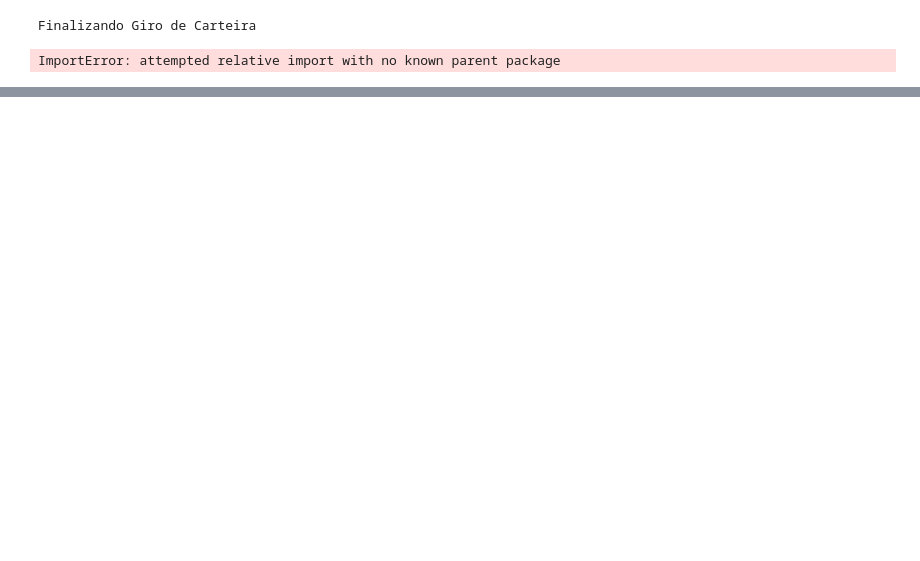
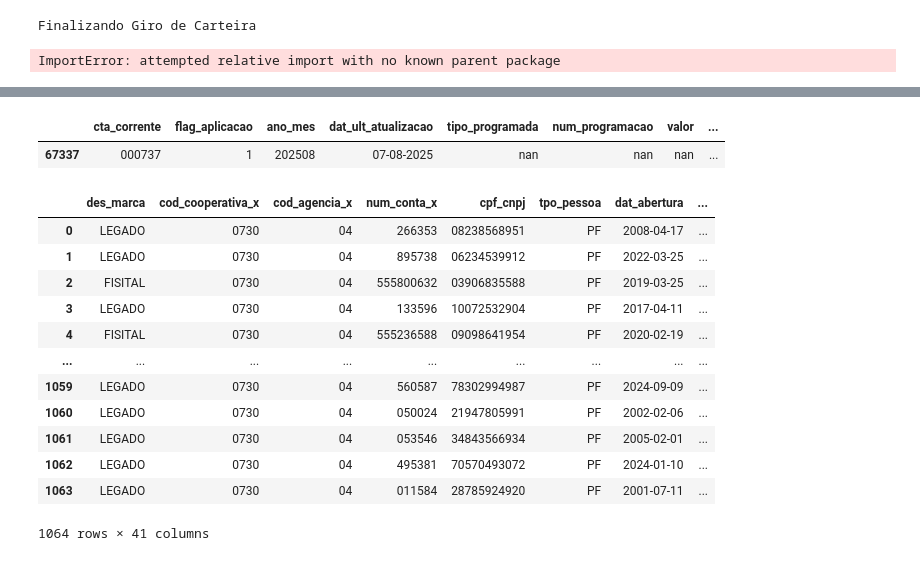
Before and after one commit to muxeres/girosintornillo, a Jupyter notebook: init.ipynb, the cells around one changed output, grey strips where cells are left out. Saved outputs shown, nothing was run; the diff lists cells and outputs as text; code cells hidden in the pictures; blank space fills up the shorter version.

```diff
--- a/init.ipynb
+++ b/init.ipynb
@@ -662,0 +353,9 @@ carteira.query("num_conta == 22912-8")
+# %%
+fact.query("cta_corrente == '000737'")
+# %% [output]
+|  | cta_corrente | flag_aplicacao | ano_mes | dat_ult_atualizacao | tipo_programada | num_programacao | valor | ... |
+| 67337 | 000737 | 1 | 202508 | 07-08-2025 | nan | nan | nan | ... |
+# %%
+contas = ler_parquet("contas_analitico")
+# %%
+cas = cad.query("cod_agencia == '04' and cod_carteira == '611'").rename(columns={'num_cpf_cnpj':'cpf_cnpj'})
@@ -662,0 +366,18 @@ carteira.query("num_conta == 22912-8")
+# %%
+carteira_611 =(contas.query("cod_agencia == '04'").merge(cas,on="cpf_cnpj",how='inner'))
+# %%
+carteira_611
+# %% [output]
+|  | des_marca | cod_cooperativa_x | cod_agencia_x | num_conta_x | cpf_cnpj | tpo_pessoa | dat_abertura | ... |
+| 0 | LEGADO | 0730 | 04 | 266353 | 08238568951 | PF | 2008-04-17 | ... |
+| 1 | LEGADO | 0730 | 04 | 895738 | 06234539912 | PF | 2022-03-25 | ... |
+| 2 | FISITAL | 0730 | 04 | 555800632 | 03906835588 | PF | 2019-03-25 | ... |
+| 3 | LEGADO | 0730 | 04 | 133596 | 10072532904 | PF | 2017-04-11 | ... |
+| 4 | FISITAL | 0730 | 04 | 555236588 | 09098641954 | PF | 2020-02-19 | ... |
+| ... | ... | ... | ... | ... | ... | ... | ... | ... |
+| 1059 | LEGADO | 0730 | 04 | 560587 | 78302994987 | PF | 2024-09-09 | ... |
+| 1060 | LEGADO | 0730 | 04 | 050024 | 21947805991 | PF | 2002-02-06 | ... |
+| 1061 | LEGADO | 0730 | 04 | 053546 | 34843566934 | PF | 2005-02-01 | ... |
+| 1062 | LEGADO | 0730 | 04 | 495381 | 70570493072 | PF | 2024-01-10 | ... |
+| 1063 | LEGADO | 0730 | 04 | 011584 | 28785924920 | PF | 2001-07-11 | ... |
+1064 rows × 41 columns
```
Also changed, not shown: parts of 18 cells of this notebook, 2 other files.
